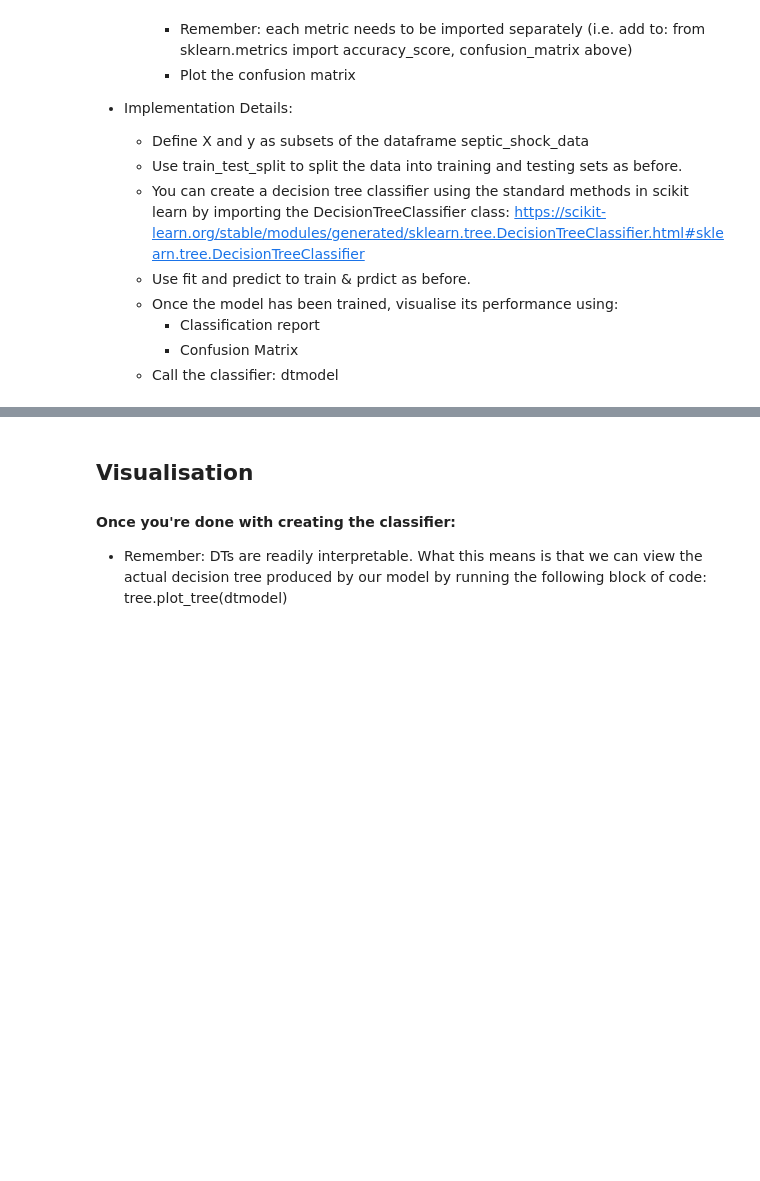
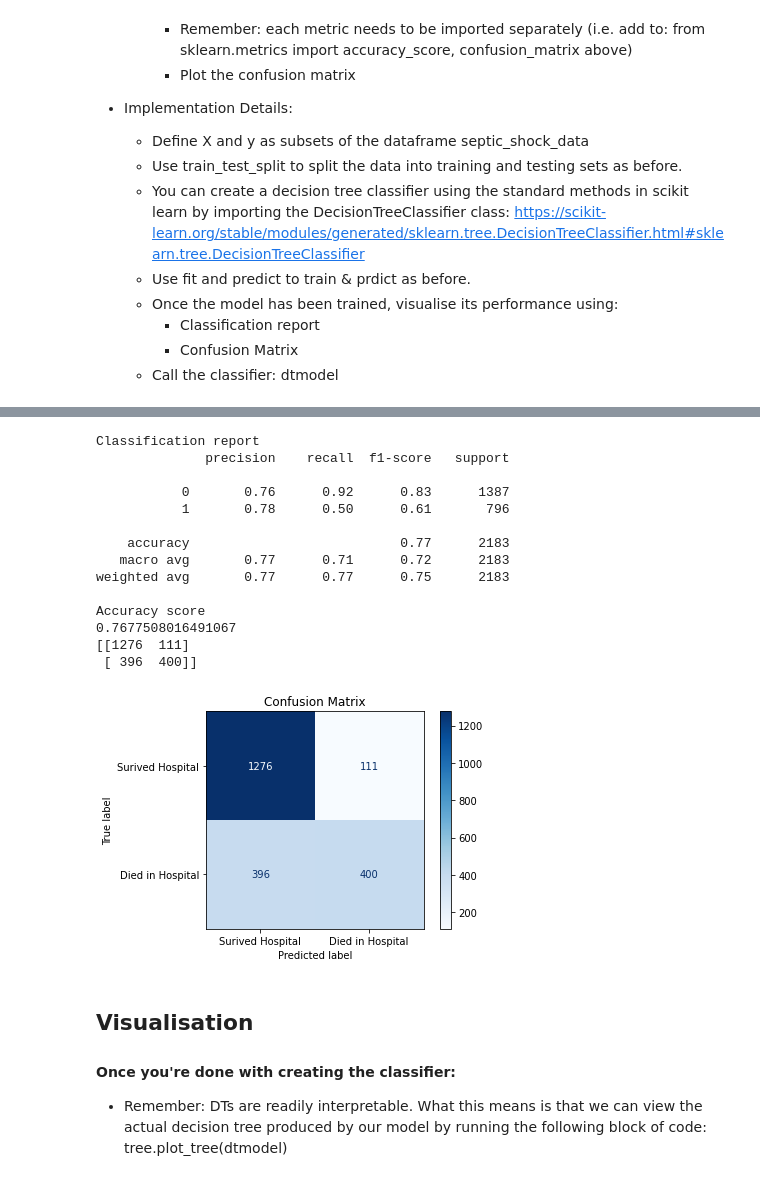
Before and after one commit to eddie8615/ml_bioinfo_hi, a Jupyter notebook: topic2/Practical1DecisionTree.ipynb, the cells around one changed output, grey strips where cells are left out. Saved outputs shown, nothing was run; the diff lists cells and outputs as text; code cells hidden in the pictures; blank space fills up the shorter version.

```diff
--- a/topic2/Practical1DecisionTree.ipynb
+++ b/topic2/Practical1DecisionTree.ipynb
@@ -118,3 +102,52 @@ weighted avg       0.77      0.77      0.75      2183
+# %%
+##Your Solution here ##
+dt = DecisionTreeClassifier(max_depth=10,min_samples_leaf=1000)
+
+X = septic_shock_data[['age','gender','comorbidity_elixhauser', 'sofa']]
+y = septic_shock_data[['hospital_mortality']]
+X_train, X_test, y_train, y_test = train_test_split(X, y, test_size=0.33, random_state=123)
+
+from sklearn.metrics import accuracy_score, ConfusionMatrixDisplay, classification_report
+
+dt.fit(X_train,y_train)
+
+y_pred = dt.predict(X_test)
+
+print('Classification report')
+print(classification_report(y_test, y_pred))
+
+print('Accuracy score')
+print(accuracy_score(y_true=y_test, y_pred=y_pred))
+
+class_names =["Surived Hospital", "Died in Hospital"]
+
+disp = ConfusionMatrixDisplay.from_estimator(dt,
+                                             X_test,
+                                             y_test,
+                                             display_labels=class_names,
+                                             cmap=plt.cm.Blues)
+
+disp.ax_.set_title("Confusion Matrix")
+
+print(disp.confusion_matrix)
+
+plt.show()
+# %% [output]
+Classification report
+              precision    recall  f1-score   support
+
+           0       0.76      0.92      0.83      1387
+           1       0.78      0.50      0.61       796
+
+    accuracy                           0.77      2183
+   macro avg       0.77      0.71      0.72      2183
+weighted avg       0.77      0.77      0.75      2183
+
+Accuracy score
+0.7677508016491067
+[[1276  111]
+ [ 396  400]]
+[figure, added]
 # %% [markdown]
 <h2 id="visualisation">Visualisation</h2>
 
```
Also changed, not shown: parts of 7 cells of this notebook, 8 other files.
